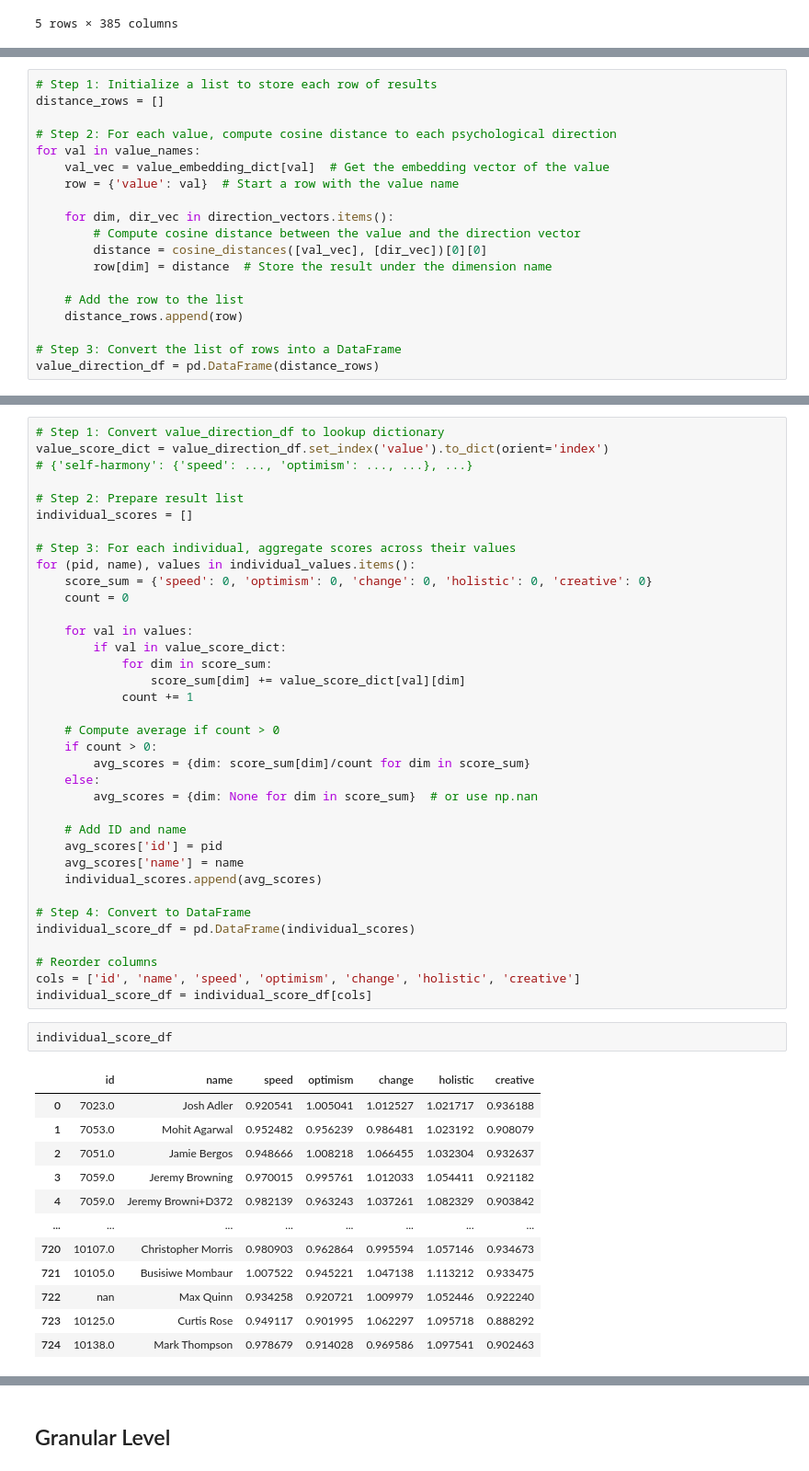
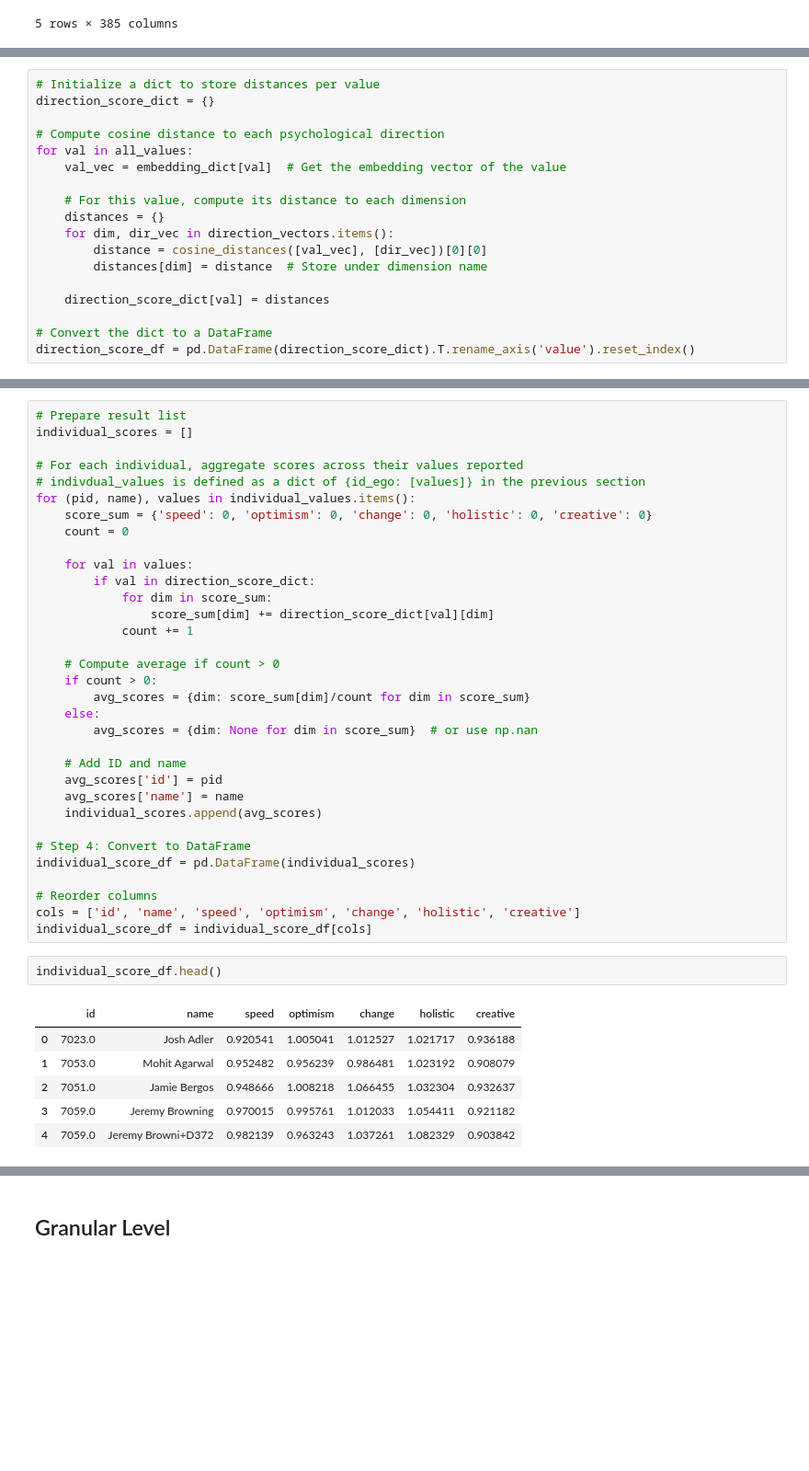
Before and after one commit to Jiazheng02/Research_Paul_Ingram, a Jupyter notebook: Analysis/TextAnalysis.ipynb, the cells around one changed output, grey strips where cells are left out. Shown: that part at 92% size. Saved outputs shown, nothing was run; the diff lists cells and outputs as text; blank space fills up the shorter version.

```diff
--- a/Analysis/TextAnalysis.ipynb
+++ b/Analysis/TextAnalysis.ipynb
@@ -194,21 +192,20 @@ direction_vectors = {
     for dim, (neg, pos) in direction_defs.items()
 }
 # %%
-# Step 1: Initialize a list to store each row of results
-distance_rows = []
+# Initialize a dict to store distances per value
+direction_score_dict = {}
 
-# Step 2: For each value, compute cosine distance to each psychological direction
-for val in value_names:
-    val_vec = value_embedding_dict[val]  # Get the embedding vector of the value
-    row = {'value': val}  # Start a row with the value name
+# Compute cosine distance to each psychological direction
+for val in all_values:
+    val_vec = embedding_dict[val]  # Get the embedding vector of the value
 
+    # For this value, compute its distance to each dimension
+    distances = {}
     for dim, dir_vec in direction_vectors.items():
-        # Compute cosine distance between the value and the direction vector
         distance = cosine_distances([val_vec], [dir_vec])[0][0]
-        row[dim] = distance  # Store the result under the dimension name
+        distances[dim] = distance  # Store under dimension name
 
-    # Add the row to the list
-    distance_rows.append(row)
+    direction_score_dict[val] = distances
 
-# Step 3: Convert the list of rows into a DataFrame
-value_direction_df = pd.DataFrame(distance_rows)
+# Convert the dict to a DataFrame
+direction_score_df = pd.DataFrame(direction_score_dict).T.rename_axis('value').reset_index()
@@ -226,20 +225,17 @@ value_direction_df.head()
 # %%
-# Step 1: Convert value_direction_df to lookup dictionary
-value_score_dict = value_direction_df.set_index('value').to_dict(orient='index')
-# {'self-harmony': {'speed': ..., 'optimism': ..., ...}, ...}
-
-# Step 2: Prepare result list
+# Prepare result list
 individual_scores = []
 
-# Step 3: For each individual, aggregate scores across their values
+# For each individual, aggregate scores across their values reported
+# indivdual_values is defined as a dict of {id_ego: [values]} in the previous section
 for (pid, name), values in individual_values.items():
     score_sum = {'speed': 0, 'optimism': 0, 'change': 0, 'holistic': 0, 'creative': 0}
     count = 0
 
     for val in values:
-        if val in value_score_dict:
+        if val in direction_score_dict:
             for dim in score_sum:
-                score_sum[dim] += value_score_dict[val][dim]
+                score_sum[dim] += direction_score_dict[val][dim]
             count += 1
 
     # Compute average if count > 0
@@ -260,17 +256,11 @@ individual_score_df = pd.DataFrame(individual_scores)
 cols = ['id', 'name', 'speed', 'optimism', 'change', 'holistic', 'creative']
 individual_score_df = individual_score_df[cols]
 # %%
-individual_score_df
+individual_score_df.head()
 # %% [output]
 |  | id | name | speed | optimism | change | holistic | creative |
 | 0 | 7023.0 | Josh Adler | 0.920541 | 1.005041 | 1.012527 | 1.021717 | 0.936188 |
 | 1 | 7053.0 | Mohit Agarwal | 0.952482 | 0.956239 | 0.986481 | 1.023192 | 0.908079 |
 | 2 | 7051.0 | Jamie Bergos | 0.948666 | 1.008218 | 1.066455 | 1.032304 | 0.932637 |
 | 3 | 7059.0 | Jeremy Browning | 0.970015 | 0.995761 | 1.012033 | 1.054411 | 0.921182 |
 | 4 | 7059.0 | Jeremy Browni+D372 | 0.982139 | 0.963243 | 1.037261 | 1.082329 | 0.903842 |
-| ... | ... | ... | ... | ... | ... | ... | ... |
-| 720 | 10107.0 | Christopher Morris | 0.980903 | 0.962864 | 0.995594 | 1.057146 | 0.934673 |
-| 721 | 10105.0 | Busisiwe Mombaur | 1.007522 | 0.945221 | 1.047138 | 1.113212 | 0.933475 |
-| 722 | nan | Max Quinn | 0.934258 | 0.920721 | 1.009979 | 1.052446 | 0.922240 |
-| 723 | 10125.0 | Curtis Rose | 0.949117 | 0.901995 | 1.062297 | 1.095718 | 0.888292 |
-| 724 | 10138.0 | Mark Thompson | 0.978679 | 0.914028 | 0.969586 | 1.097541 | 0.902463 |
```
Also changed, not shown: parts of 21 cells of this notebook.
